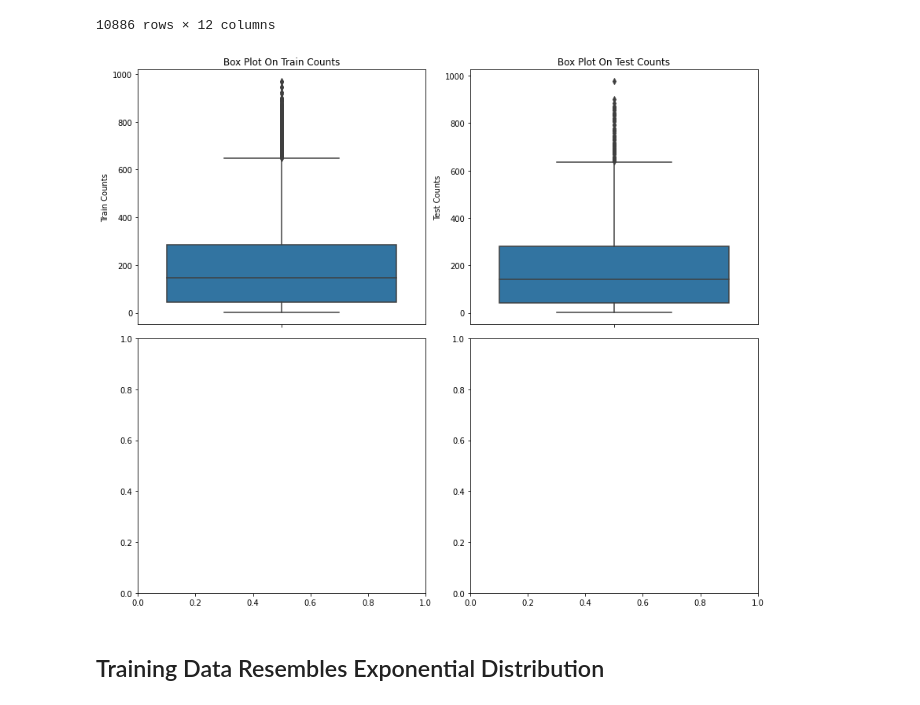
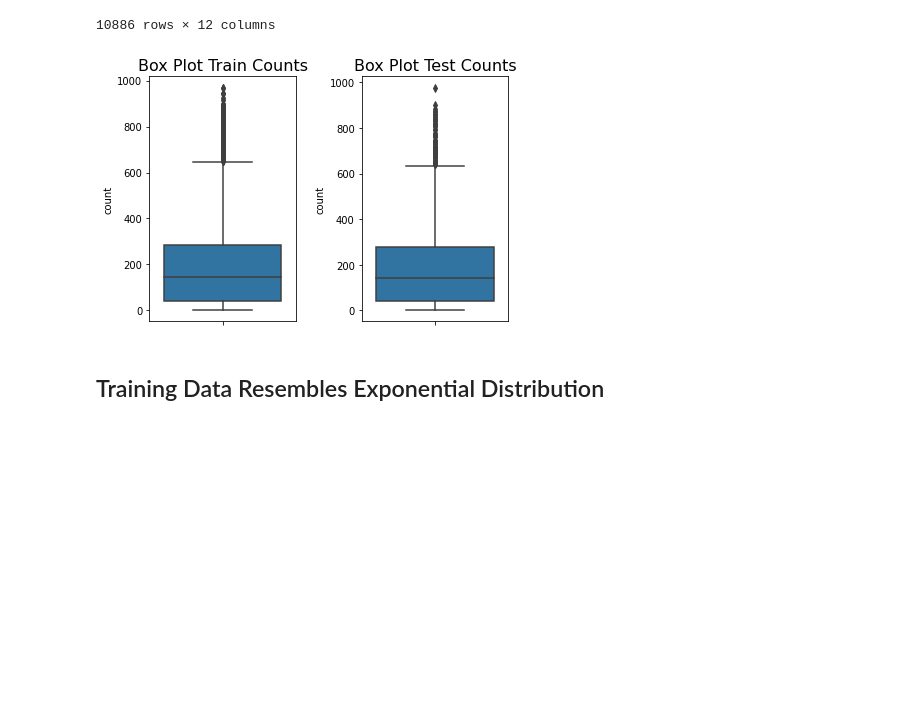
Before and after one commit to swruler/kaggle, a Jupyter notebook: bike_share/python_machine_learning_project.ipynb, the cells around one changed output. Cells and saved outputs as stored; diff of their text form; code cells hidden in the pictures; blank space fills up the shorter version.

Commit message:
updated some matplotlib graphs.

```diff
--- a/bike_share/python_machine_learning_project.ipynb
+++ b/bike_share/python_machine_learning_project.ipynb
@@ -228,20 +228,19 @@ bike_input
 # %%
 import numpy as np
 import seaborn as sns
 import matplotlib.pyplot as plt
 
-# TODO: figure out why nrows must = 2 instead of 1 for this to work.
-fig, axes = plt.subplots(nrows=2,ncols=2)
-fig.set_size_inches(12, 10)
-sns.boxplot(data=bike_train_label.to_frame(),y="count",orient="v",ax=axes[0][0])
-sns.boxplot(data=bike_test_label.to_frame(),y="count",orient="v",ax=axes[0][1])
+plt.subplot(1, 2, 1)
+sns.boxplot(data=bike_train_label.to_frame(),y="count",orient="v")
+plt.title('Box Plot Train Counts', fontsize=16)
 
-axes[0][0].set(ylabel='Train Counts',title="Box Plot On Train Counts")
-axes[0][1].set(ylabel='Test Counts',title="Box Plot On Test Counts")
+plt.subplot(1, 2, 2)
+sns.boxplot(data=bike_test_label.to_frame(),y="count",orient="v")
+plt.title('Box Plot Test Counts', fontsize=16)
 
 plt.tight_layout()
 # %% [output]
-[figure, old version]
+[figure, new version]
 # %% [markdown]
 ## Training Data Resembles Exponential Distribution
 # %%
```
Also changed, not shown: parts of 10 cells of this notebook.
